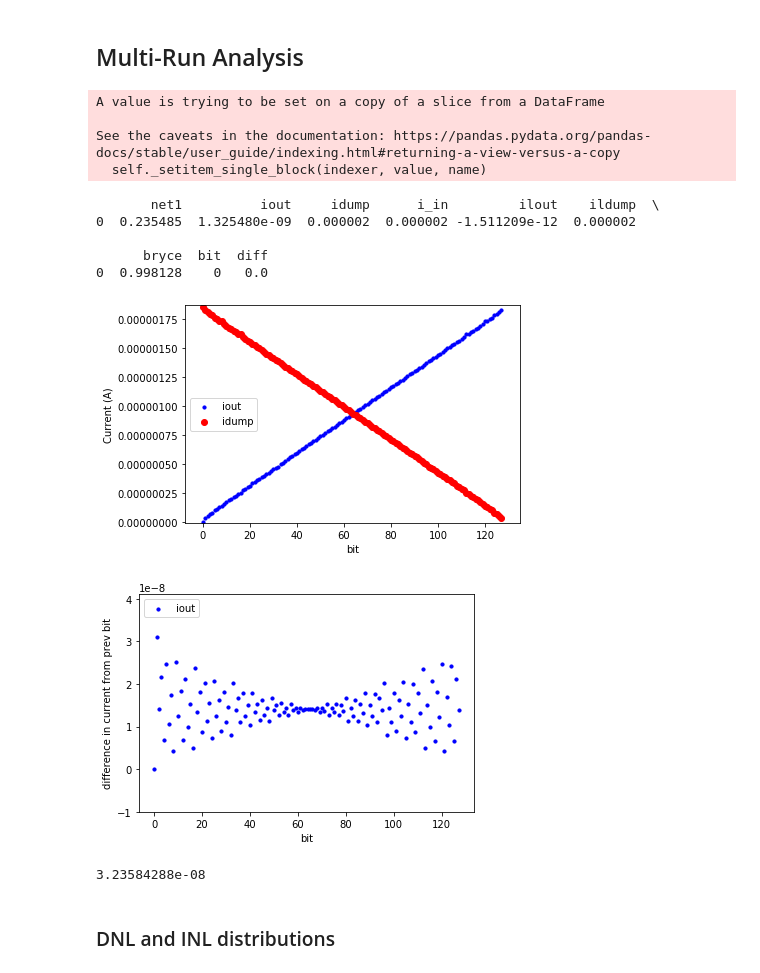
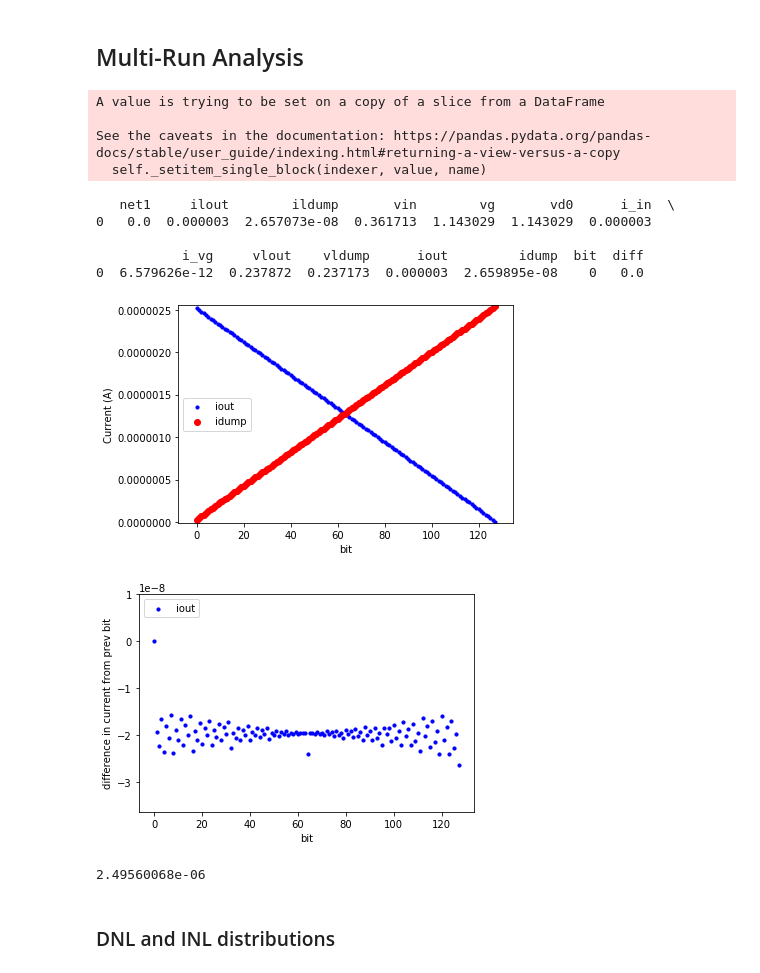
Before and after one commit to wFairmanOlin/madvlsi_proj_4, a Jupyter notebook: analysis.ipynb, the cells around one changed output. Cells and saved outputs as stored; diff of their text form; code cells hidden in the pictures.

```diff
--- a/analysis.ipynb
+++ b/analysis.ipynb
@@ -53,7 +56,8 @@ data = pd.read_csv("data/mc_dac1.txt", sep=" +", engine='python')
 #combine multiple runs
 for i in range(1, runs):
     data = pd.concat([data, pd.read_csv("data/mc_dac" + str(i + 1)+".txt", sep=" +", engine='python')])
-data.columns = ["net1", "iout", "idump", "i_in", "ilout", "ildump", "bryce"]
+# data.columns = ["net1", "iout", "idump", "i_in", "ilout", "ildump", "bryce"]
+data.columns = ["net1", "ilout", "ildump", "vin", "vg", "vd0", "i_in", "i_vg", "vlout", "vldump", "iout", "idump"]
 data["bit"] = data.index % 128
 data["diff"] = data["iout"].diff(1)
 
@@ -68,40 +72,40 @@ ax1.scatter(data.bit, data.iout, s=10, c='b', label='iout')
 ax1.scatter(data.bit, data.idump, c='r', label='idump')
 # ax1.scatter(data.bit, data.i_in, c='g', label='i in')
 plt.ylim(data.iout.min()-1e-8, data.idump.max()+1e-8)
 # plt.xlim(60,80)
 plt.legend(loc='center left');
 plt.xlabel("bit")
 plt.ylabel("Current (A)")
 plt.show()
 
 #plotting diffs
 fig = plt.figure()
 ax1 = fig.add_subplot()
 ax1.scatter(data["bit"], data["diff"], s=10, c='b', label='iout')
 plt.ylim(data["diff"].min()-1e-8, data["diff"].max()+1e-8)
 # plt.xlim(60,80)
 plt.legend(loc='upper left');
 plt.xlabel("bit")
 plt.ylabel("difference in current from prev bit")
 plt.show()
 
 #density plot of diff
 # data["diff"].plot.density()
 
 print(data["iout"].iloc[1])
 # %% [output]
 A value is trying to be set on a copy of a slice from a DataFrame
 
 See the caveats in the documentation: https://pandas.pydata.org/pandas-docs/stable/user_guide/indexing.html#returning-a-view-versus-a-copy
   self._setitem_single_block(indexer, value, name)
-       net1          iout     idump      i_in         ilout    ildump  \
-0  0.235485  1.325480e-09  0.000002  0.000002 -1.511209e-12  0.000002
+   net1     ilout        ildump       vin        vg       vd0      i_in  \
+0   0.0  0.000003  2.657073e-08  0.361713  1.143029  1.143029  0.000003
 
-      bryce  bit  diff
-0  0.998128    0   0.0
+           i_vg     vlout    vldump      iout         idump  bit  diff
+0  6.579626e-12  0.237872  0.237173  0.000003  2.659895e-08    0   0.0
-[figure, old version]
+[figure, new version]
-[figure, old version]
+[figure, new version]
-3.23584288e-08
+2.49560068e-06
 # %% [markdown]
 ### DNL and INL distributions
 # %%
```
Also changed, not shown: parts of 4 cells of this notebook, 1 other file.
